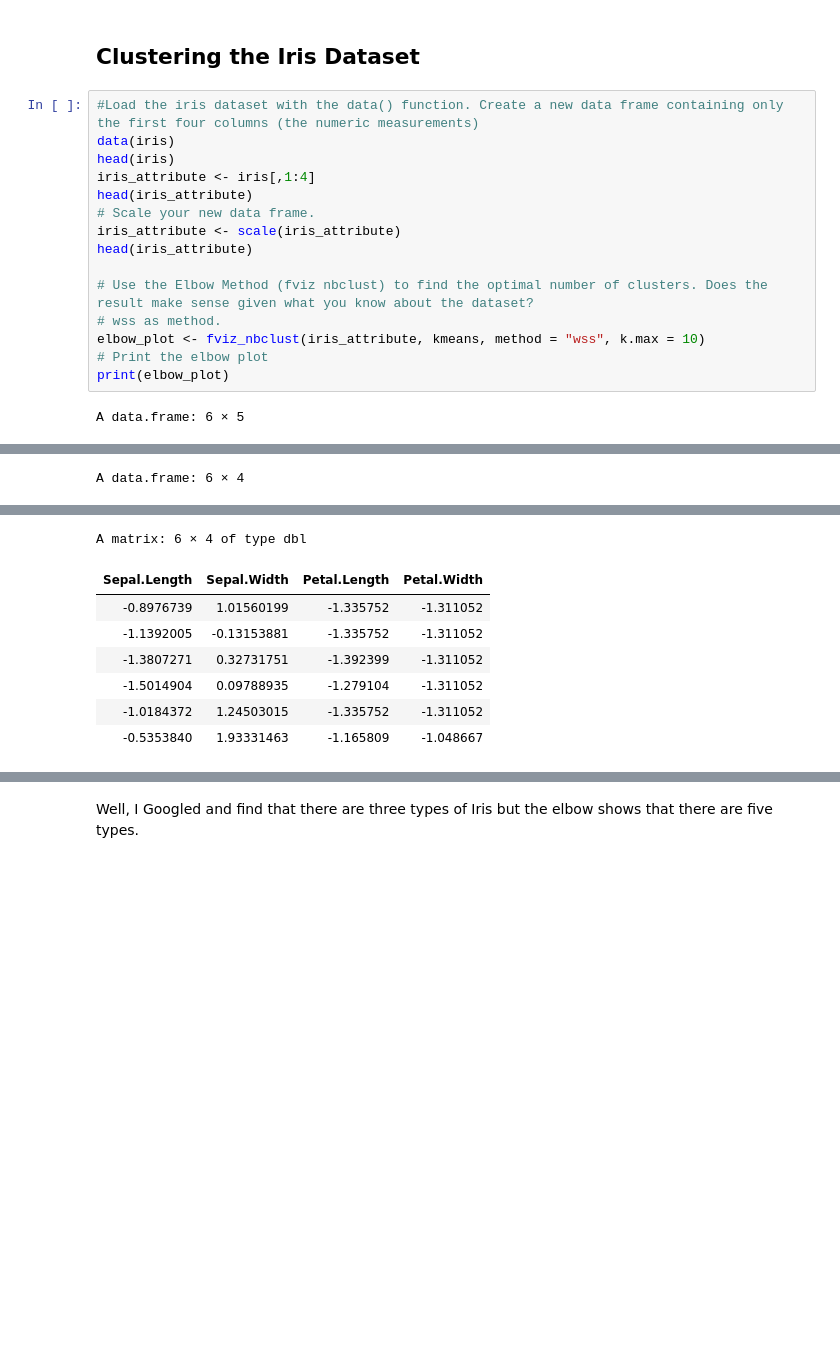
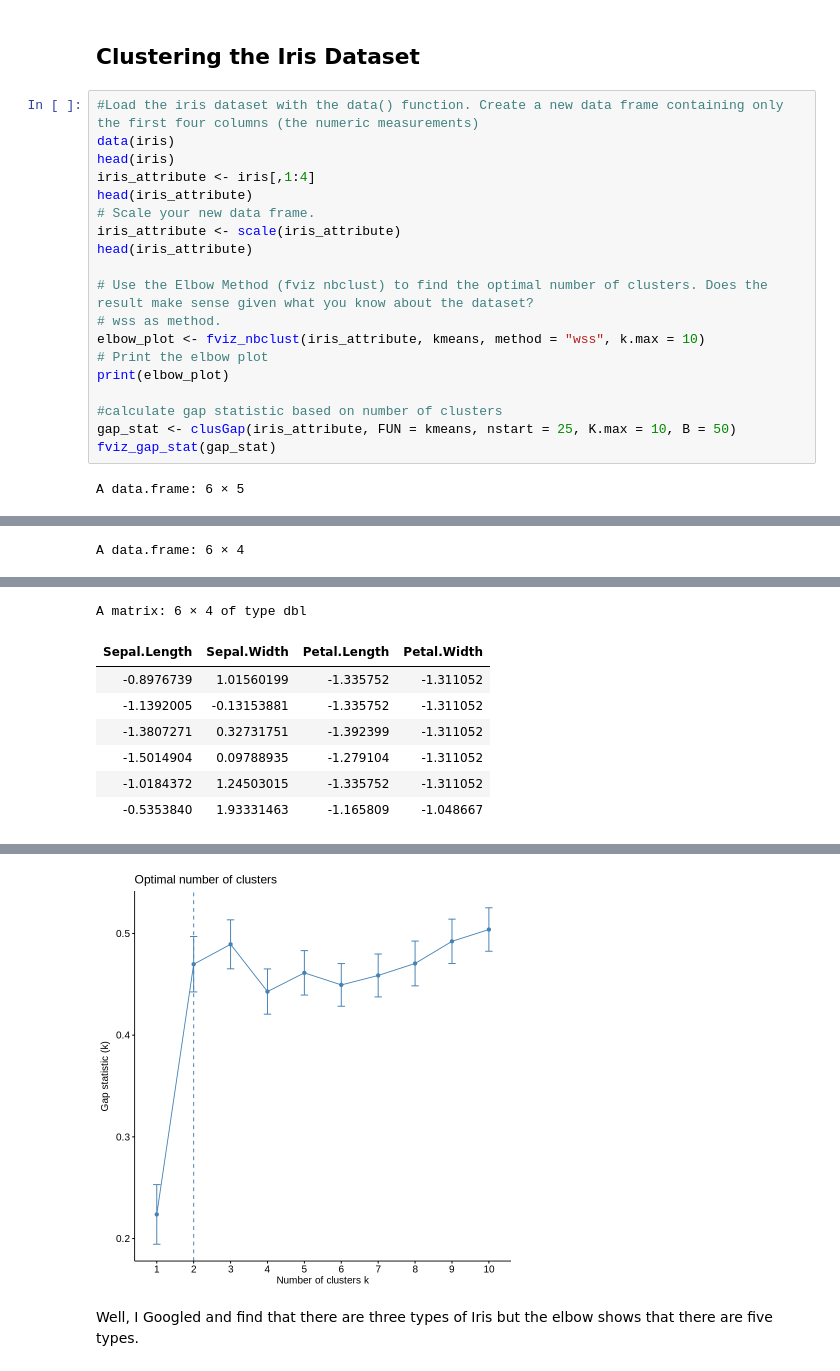
Before and after one commit to nieyangfei/EGG_Big_Data, a Jupyter notebook: lab6.ipynb, the cells around one changed output, grey strips where cells are left out. Drawn from its saved outputs; the diff is of its cells as text; blank space fills up the shorter version.

```diff
--- a/lab6.ipynb
+++ b/lab6.ipynb
@@ -140,34 +140,39 @@ head(iris_attribute)
 elbow_plot <- fviz_nbclust(iris_attribute, kmeans, method = "wss", k.max = 10)
 # Print the elbow plot
 print(elbow_plot)
+
+#calculate gap statistic based on number of clusters
+gap_stat <- clusGap(iris_attribute, FUN = kmeans, nstart = 25, K.max = 10, B = 50)
+fviz_gap_stat(gap_stat)
 # %% [output]
 A data.frame: 6 × 5
 |  | Sepal.Length | Sepal.Width | Petal.Length | Petal.Width | Species |
 |  | <dbl> | <dbl> | <dbl> | <dbl> | <fct> |
 | 1 | 5.1 | 3.5 | 1.4 | 0.2 | setosa |
 | 2 | 4.9 | 3.0 | 1.4 | 0.2 | setosa |
 | 3 | 4.7 | 3.2 | 1.3 | 0.2 | setosa |
 | 4 | 4.6 | 3.1 | 1.5 | 0.2 | setosa |
 | 5 | 5.0 | 3.6 | 1.4 | 0.2 | setosa |
 | 6 | 5.4 | 3.9 | 1.7 | 0.4 | setosa |
 A data.frame: 6 × 4
 |  | Sepal.Length | Sepal.Width | Petal.Length | Petal.Width |
 |  | <dbl> | <dbl> | <dbl> | <dbl> |
 | 1 | 5.1 | 3.5 | 1.4 | 0.2 |
 | 2 | 4.9 | 3.0 | 1.4 | 0.2 |
 | 3 | 4.7 | 3.2 | 1.3 | 0.2 |
 | 4 | 4.6 | 3.1 | 1.5 | 0.2 |
 | 5 | 5.0 | 3.6 | 1.4 | 0.2 |
 | 6 | 5.4 | 3.9 | 1.7 | 0.4 |
 A matrix: 6 × 4 of type dbl
 | Sepal.Length | Sepal.Width | Petal.Length | Petal.Width |
 | -0.8976739 | 1.01560199 | -1.335752 | -1.311052 |
 | -1.1392005 | -0.13153881 | -1.335752 | -1.311052 |
 | -1.3807271 | 0.32731751 | -1.392399 | -1.311052 |
 | -1.5014904 | 0.09788935 | -1.279104 | -1.311052 |
 | -1.0184372 | 1.24503015 | -1.335752 | -1.311052 |
 | -0.5353840 | 1.93331463 | -1.165809 | -1.048667 |
 [figure]
+[figure, added]
 # %% [markdown]
 Well, I Googled and find that there are three types of Iris but the elbow shows that there are five types.
 # %%
```
Also changed, not shown: parts of 4 cells of this notebook.
